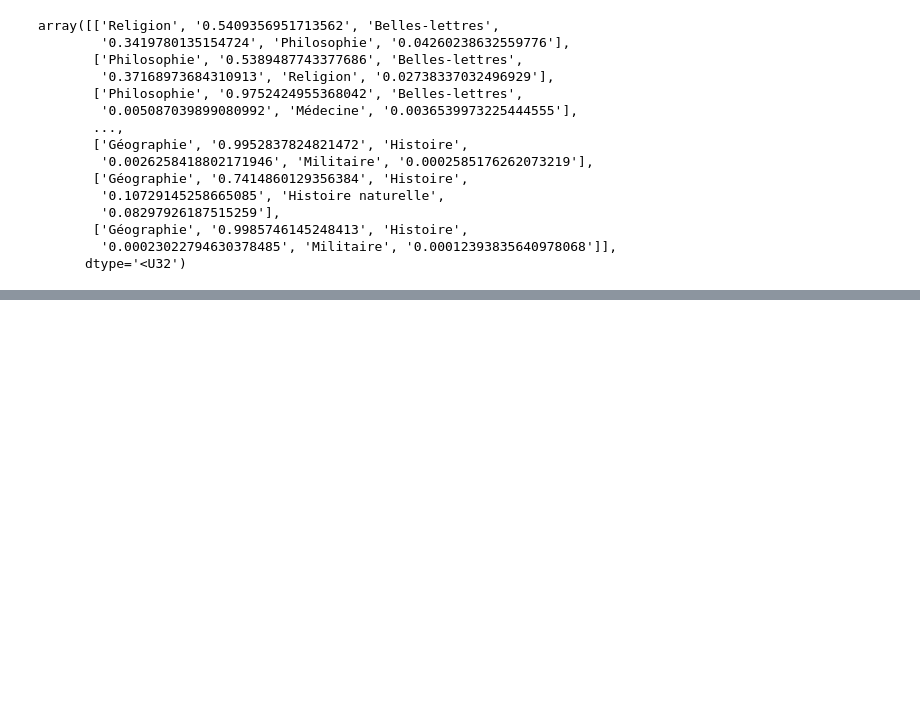
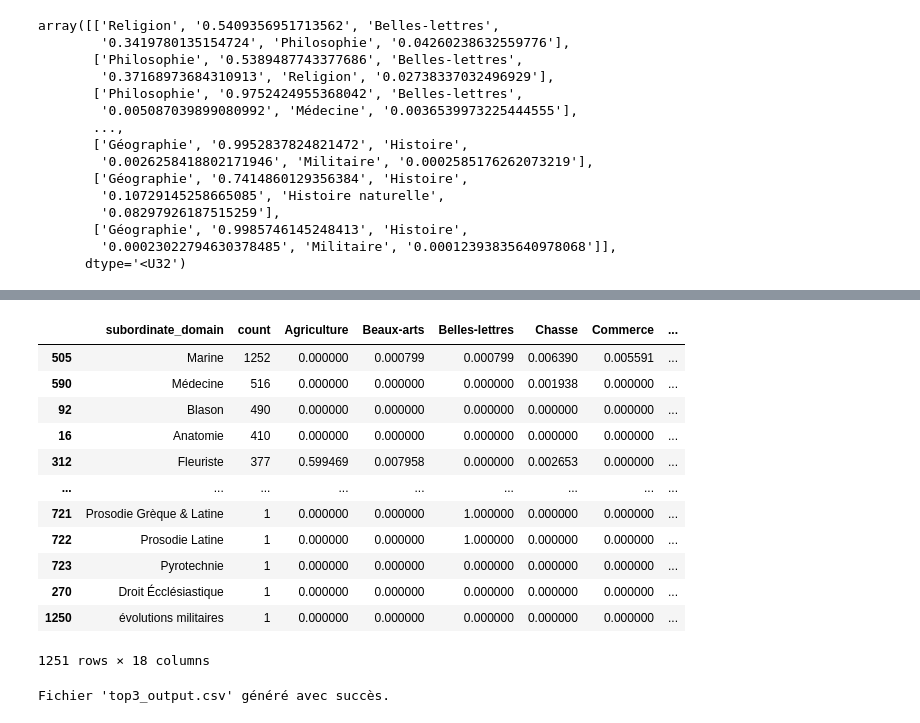
Before and after one commit to ludovicmoncla/trevoux, a Jupyter notebook: 1743_Le_Robert/4.DomainClassification.ipynb, the cells around one changed output, grey strips where cells are left out. Saved outputs shown, nothing was run; the diff lists cells and outputs as text; code cells hidden in the pictures; blank space fills up the shorter version.

```diff
--- a/1743_Le_Robert/4.DomainClassification.ipynb
+++ b/1743_Le_Robert/4.DomainClassification.ipynb
@@ -158,0 +274,50 @@ df.to_csv(os.path.join(path,"Trevoux1743_domPred.tsv"), sep="\t", index=False)
+# %%
+dom.sort_values(by='count', ascending=False, inplace=True)
+#dom.drop(columns=['count'], inplace=True)
+dom
+# %% [output]
+|  | subordinate_domain | count | Agriculture | Beaux-arts | Belles-lettres | Chasse | Commerce | ... |
+| 505 | Marine | 1252 | 0.000000 | 0.000799 | 0.000799 | 0.006390 | 0.005591 | ... |
+| 590 | Médecine | 516 | 0.000000 | 0.000000 | 0.000000 | 0.001938 | 0.000000 | ... |
+| 92 | Blason | 490 | 0.000000 | 0.000000 | 0.000000 | 0.000000 | 0.000000 | ... |
+| 16 | Anatomie | 410 | 0.000000 | 0.000000 | 0.000000 | 0.000000 | 0.000000 | ... |
+| 312 | Fleuriste | 377 | 0.599469 | 0.007958 | 0.000000 | 0.002653 | 0.000000 | ... |
+| ... | ... | ... | ... | ... | ... | ... | ... | ... |
+| 721 | Prosodie Grèque & Latine | 1 | 0.000000 | 0.000000 | 1.000000 | 0.000000 | 0.000000 | ... |
+| 722 | Prosodie Latine | 1 | 0.000000 | 0.000000 | 1.000000 | 0.000000 | 0.000000 | ... |
+| 723 | Pyrotechnie | 1 | 0.000000 | 0.000000 | 0.000000 | 0.000000 | 0.000000 | ... |
+| 270 | Droit Écclésiastique | 1 | 0.000000 | 0.000000 | 0.000000 | 0.000000 | 0.000000 | ... |
+| 1250 | évolutions militaires | 1 | 0.000000 | 0.000000 | 0.000000 | 0.000000 | 0.000000 | ... |
+1251 rows × 18 columns
+# %%
+import csv
+# Liste pour stocker les lignes du futur CSV
+output_rows = []
+
+# Parcours de chaque ligne
+for _, row in dom.iterrows():
+    domain = row['subordinate_domain']
+    count = row['count']
+    sorted_cols = row.drop(['subordinate_domain', 'count']).sort_values(ascending=False)
+    top3 = list(sorted_cols.items())[:3]
+
+    # Formate une ligne comme demandé : [nom, label1, val1, label2, val2, label3, val3]
+    formatted_row = [domain, count]
+    for label, val in top3:
+        formatted_row.append(label)
+        formatted_row.append(str(round(val * 100, 2)))
+
+    output_rows.append(formatted_row)
+
+# Entêtes pour le fichier CSV
+headers = ['subordinate_domain', '# article', 'top1_label', 'top1_value', 'top2_label', 'top2_value', 'top3_label', 'top3_value']
+
+# Écriture dans un nouveau fichier CSV
+with open("top3_output.csv", mode='w', newline='', encoding='utf-8') as f:
+    writer = csv.writer(f)
+    writer.writerow(headers)
+    writer.writerows(output_rows)
+
+print("Fichier 'top3_output.csv' généré avec succès.")
+# %% [output]
+Fichier 'top3_output.csv' généré avec succès.
```
Also changed, not shown: parts of 10 cells of this notebook.
